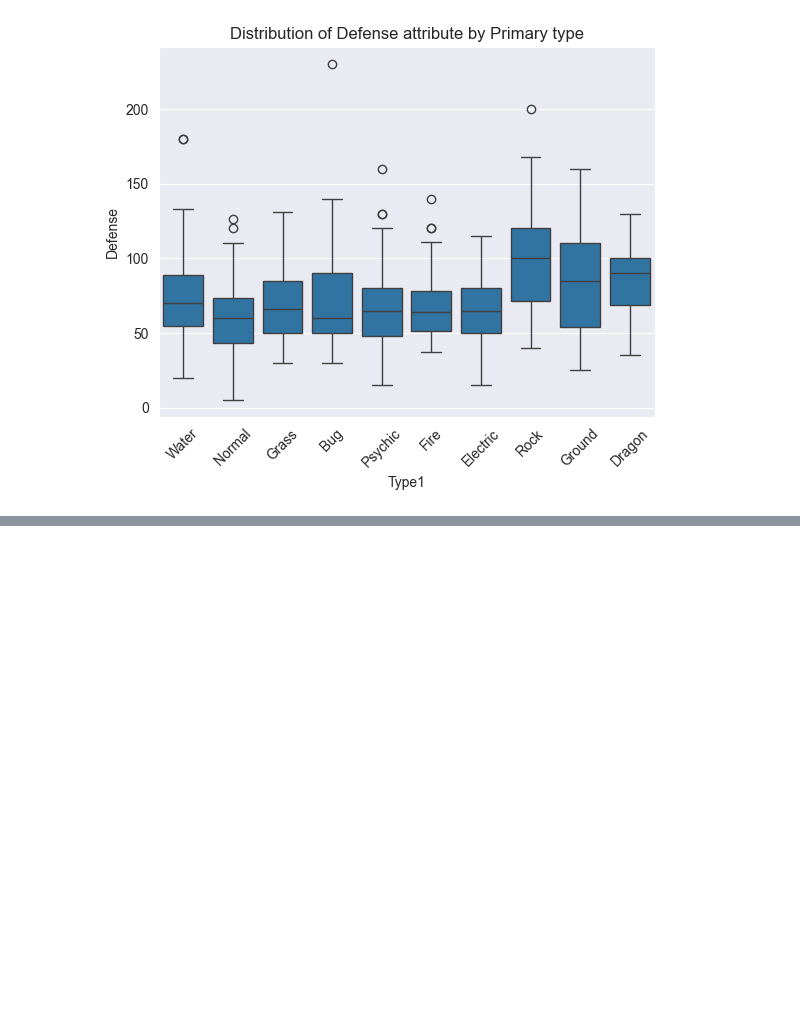
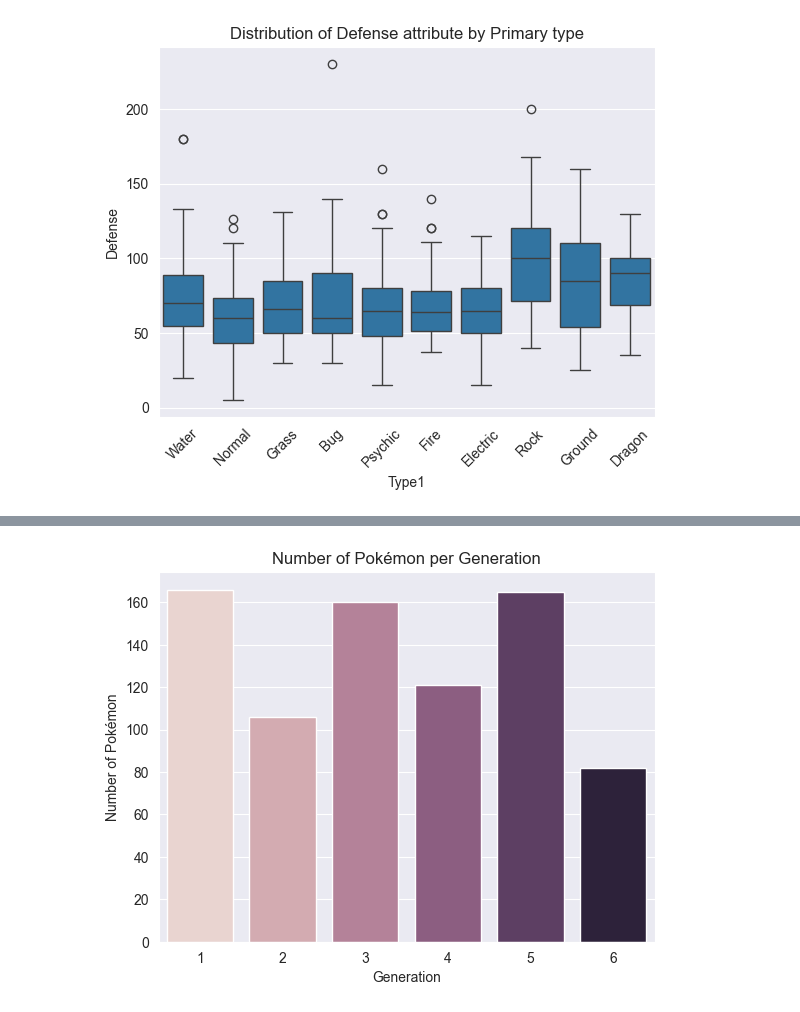
Before and after one commit to VideojogosLusofona/mlf_2025_lectures, a Jupyter notebook: lecture01/pokemons.ipynb, the cells around one changed output, grey strips where cells are left out. Saved outputs shown, nothing was run; the diff lists cells and outputs as text; code cells hidden in the pictures; blank space fills up the shorter version.

```diff
--- a/lecture01/pokemons.ipynb
+++ b/lecture01/pokemons.ipynb
@@ -325,0 +362,10 @@ Text(0.5, 0, 'Pokémon Generation')
+# %%
+# Count plot of number of Pokémon per generation
+# The color of the bars can be associated with a variable with the 'hue' option
+# In this case, we opt to set the 'hue' to the generations themselves, so they
+# have different colors
+ax_count_numpok = sns.countplot(data=df, x="Generation", hue="Generation", legend=False)
+ax_count_numpok.set_title("Number of Pokémon per Generation")
+ax_count_numpok.set_ylabel("Number of Pokémon");
+# %% [output]
+[figure, added]
```
Also changed, not shown: parts of 16 cells of this notebook.
